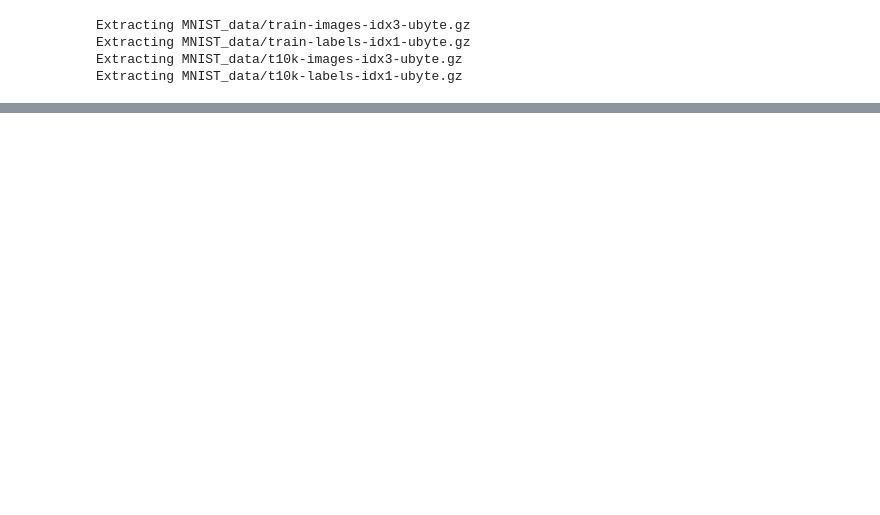
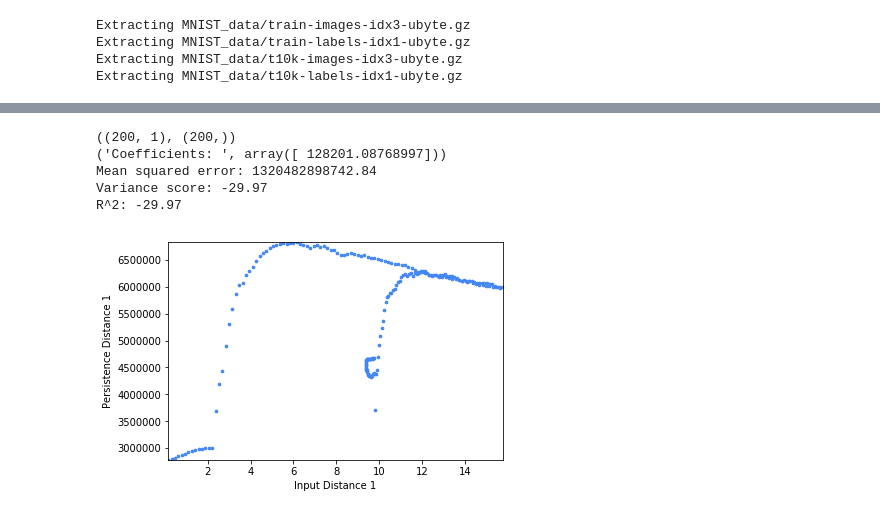
Before and after one commit to tgebhart/tf_activation, a Jupyter notebook: notebooks/Distance_Finder_1_2.ipynb, the cells around one changed output, grey strips where cells are left out. Cells and saved outputs as stored; diff of their text form; code cells hidden in the pictures; blank space fills up the shorter version.

```diff
--- a/notebooks/Distance_Finder_1_2.ipynb
+++ b/notebooks/Distance_Finder_1_2.ipynb
@@ -54,8 +55,9 @@ Extracting MNIST_data/t10k-labels-idx1-ubyte.gz
 # %%
 im_1 = mnist.test.images[mnist_map[1]]
 im_2 = mnist.test.images[mnist_map[2]]
+im_rand = np.random.rand(im_2.shape[0])
 
-steps = 100
+steps = 200
 
 columns = ['in_distance_1', 'in_distance_2', 'per_distance_1', 'per_distance_2', 'cross_entropy_1',
            'cross_entropy_2', 'y_conv_1', 'y_conv_2', 'accuracy_1', 'accuracy_2']
@@ -69,7 +71,7 @@ def create_path(start_im, end_im, steps=100):
         ret.append(start_im + i*t)
     return ret
 # %%
-path = create_path(im_1, im_2)
+path = create_path(im_1, im_rand) + create_path(im_rand, im_2)
 # %%
 # setup model
 with tf.device('/cpu:0'):
@@ -91,7 +93,7 @@ with tf.device('/cpu:0'):
 # %%
 # run network
 test_labels = np.stack((mnist.test.labels[mnist_map[1]],mnist.test.labels[mnist_map[2]]))
-p = 99.999
+p = 95
 with tf.Session(config=config) as sess:
 
     saver.restore(sess, os.path.join(SAVE_PATH, 'mnist_cff_2000.ckpt'))
@@ -123,7 +125,7 @@ with tf.Session(config=config) as sess:
 
         ps2 = percentiles.eval(feed_dict={x: test_inputs_1[1:], keep_prob:1.0})
 
-        result_1 = persistence_module.bottleneck_distance([net['input'],
+        result_1 = persistence_module.wasserstein_distance([net['input'],
                                                         net['W_conv1'],
                                                         net['h_conv1'],
                                                         net['h_conv1'],
@@ -136,7 +138,7 @@ with tf.Session(config=config) as sess:
                                                         np.stack((ps1_1, ps2))
                                                         )
 
-        result_2 = persistence_module.bottleneck_distance([net['input'],
+        result_2 = persistence_module.wasserstein_distance([net['input'],
                                                         net['W_conv1'],
                                                         net['h_conv1'],
                                                         net['h_conv1'],
@@ -198,5 +206,5 @@ test_df.head()
 # %%
-def regress(X, y, xlab, ylab):
+def regress(X, y, xlab, ylab, color_vals='b'):
 
     print(X.shape,y.shape)
 
@@ -230,8 +238,8 @@ def regress(X, y, xlab, ylab):
     y_max = np.max(y)
     # Plot outputs
 
-    ax.scatter(X, y,  color='black')
-    ax.plot(X, regr.predict(X), color='blue', linewidth=3)
+    ax.scatter(X, y,  color=color_vals, s=7)
+#     ax.plot(X, regr.predict(X), color='blue', linewidth=3)
 
 
     ax.set_xlim(X_min, X_max)
@@ -239,6 +247,7 @@ def regress(X, y, xlab, ylab):
 
     plt.xlabel(xlab)
     plt.ylabel(ylab)
-    plt.title('{} vs {}'.format(xlab, ylab))
-
+#     plt.title('{} vs {}'.format(xlab, ylab))
     plt.show()
+    fig.savefig(os.path.join(SAVE_FIG_LOC, xlab + '_' + ylab + '.svg'),
+                format='svg', dpi=1200, bbox_inches='tight')
@@ -245,8 +256,15 @@ def regress(X, y, xlab, ylab):
 # %%
 X = test_df['in_distance_1'].as_matrix()
 X = X.reshape((X.shape[0], 1))
 y = test_df['per_distance_1'].as_matrix()
-regress(X, y, 'Input Distance 1', 'Persistence Distance 1')
+regress(X, y, 'Input Distance 1', 'Persistence Distance 1', color_vals='#4286f4')
+# %% [output]
+((200, 1), (200,))
+('Coefficients: ', array([ 128201.08768997]))
+Mean squared error: 1320482898742.84
+Variance score: -29.97
+R^2: -29.97
+[figure, added]
 # %%
 X = test_df['in_distance_1'].as_matrix()
 X = X.reshape((X.shape[0], 1))
```
Also changed, not shown: parts of 16 cells of this notebook, 24 other files.
